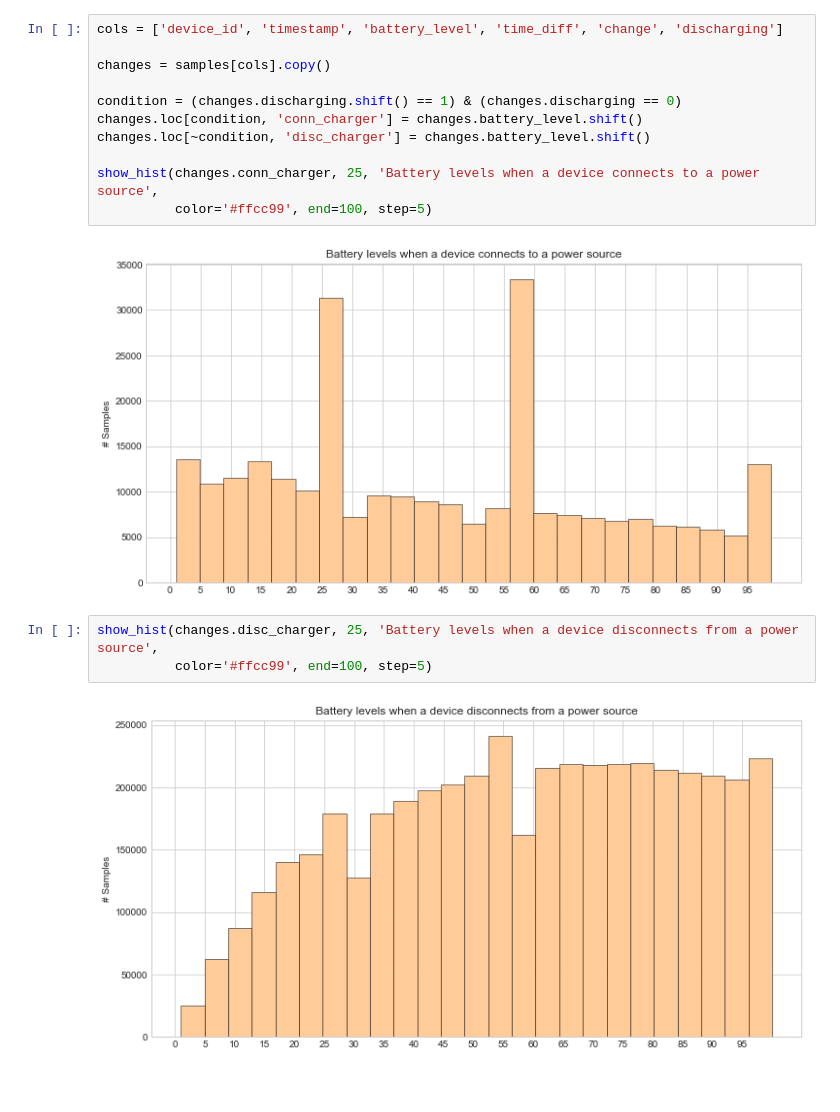
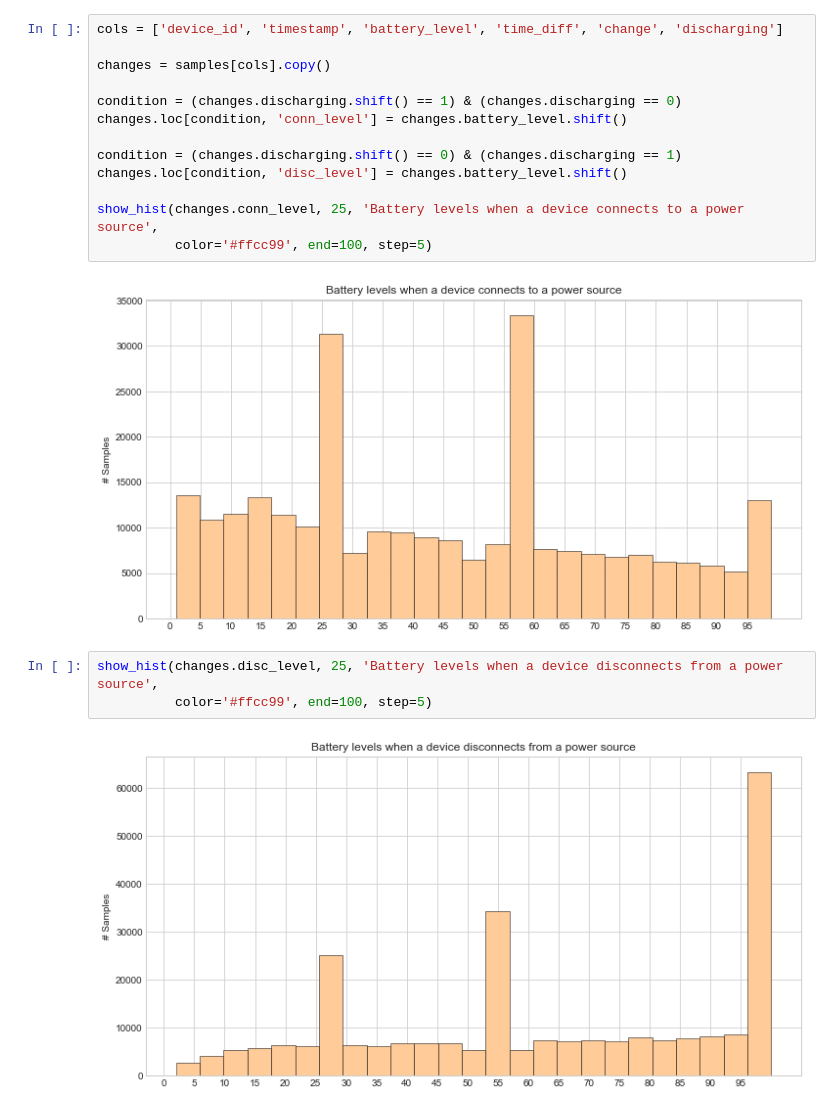
Before and after one commit to greenhub-project/notebooks, a Jupyter notebook: jupyter/StudyA.ipynb, the cells around one changed output. Cells and saved outputs as stored; diff of their text form; blank space fills up the shorter version.

Commit message:
fix: filter for disconnect power source hist

```diff
--- a/jupyter/StudyA.ipynb
+++ b/jupyter/StudyA.ipynb
@@ -518,15 +518,17 @@ cols = ['device_id', 'timestamp', 'battery_level', 'time_diff', 'change', 'disch
 changes = samples[cols].copy()
 
 condition = (changes.discharging.shift() == 1) & (changes.discharging == 0)
-changes.loc[condition, 'conn_charger'] = changes.battery_level.shift()
-changes.loc[~condition, 'disc_charger'] = changes.battery_level.shift()
+changes.loc[condition, 'conn_level'] = changes.battery_level.shift()
 
-show_hist(changes.conn_charger, 25, 'Battery levels when a device connects to a power source',
+condition = (changes.discharging.shift() == 0) & (changes.discharging == 1)
+changes.loc[condition, 'disc_level'] = changes.battery_level.shift()
+
+show_hist(changes.conn_level, 25, 'Battery levels when a device connects to a power source',
           color='#ffcc99', end=100, step=5)
 # %% [output]
 [figure]
 # %%
-show_hist(changes.disc_charger, 25, 'Battery levels when a device disconnects from a power source',
+show_hist(changes.disc_level, 25, 'Battery levels when a device disconnects from a power source',
           color='#ffcc99', end=100, step=5)
 # %% [output]
-[figure, old version]
+[figure, new version]
```
Also changed, not shown: parts of 5 cells of this notebook.
